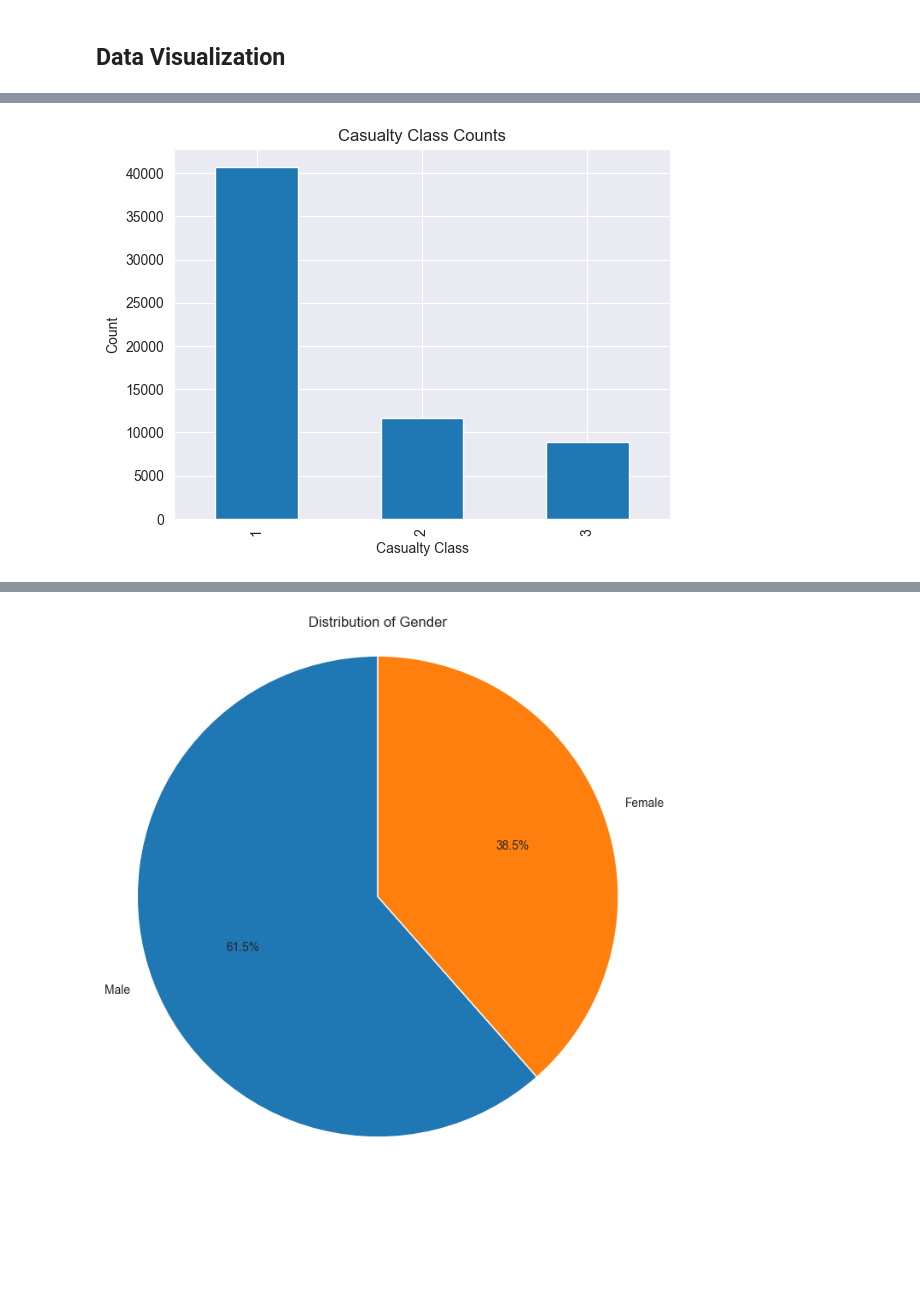
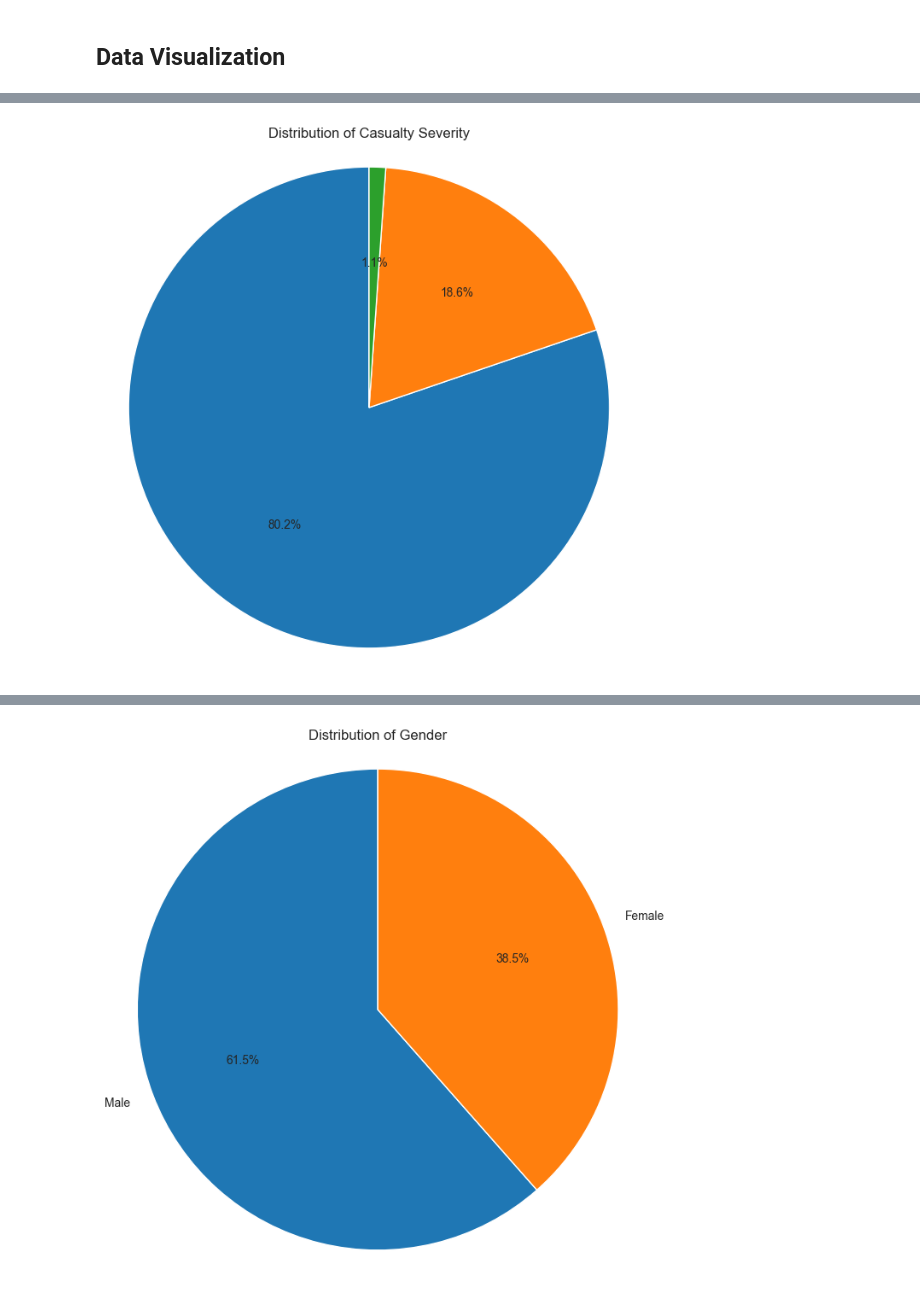
Before and after one commit to FatemehCh97/Road_Traffic_Accidents, a Jupyter notebook: src/Accidents_Analysis.ipynb, the cells around one changed output, grey strips where cells are left out. Saved outputs shown, nothing was run; the diff lists cells and outputs as text; code cells hidden in the pictures; blank space fills up the shorter version.

```diff
--- a/src/Accidents_Analysis.ipynb
+++ b/src/Accidents_Analysis.ipynb
@@ -144,8 +149,8 @@ plt.show()
-# %%
-df['casualty_class'].value_counts().plot(kind='bar')
-plt.title('Casualty Class Counts')
-plt.xlabel('Casualty Class')
-plt.ylabel('Count')
-plt.show()
-# %% [output]
-[figure, removed]
+# %%
+plt.figure(figsize=(8, 8))
+plt.pie(df['casualty_severity'].value_counts(), autopct='%1.1f%%', startangle=90)
+plt.title('Distribution of Casualty Severity')
+plt.axis('equal')
+plt.show()
+# %% [output]
+[figure, added]
```
Also changed, not shown: parts of 28 cells of this notebook.
